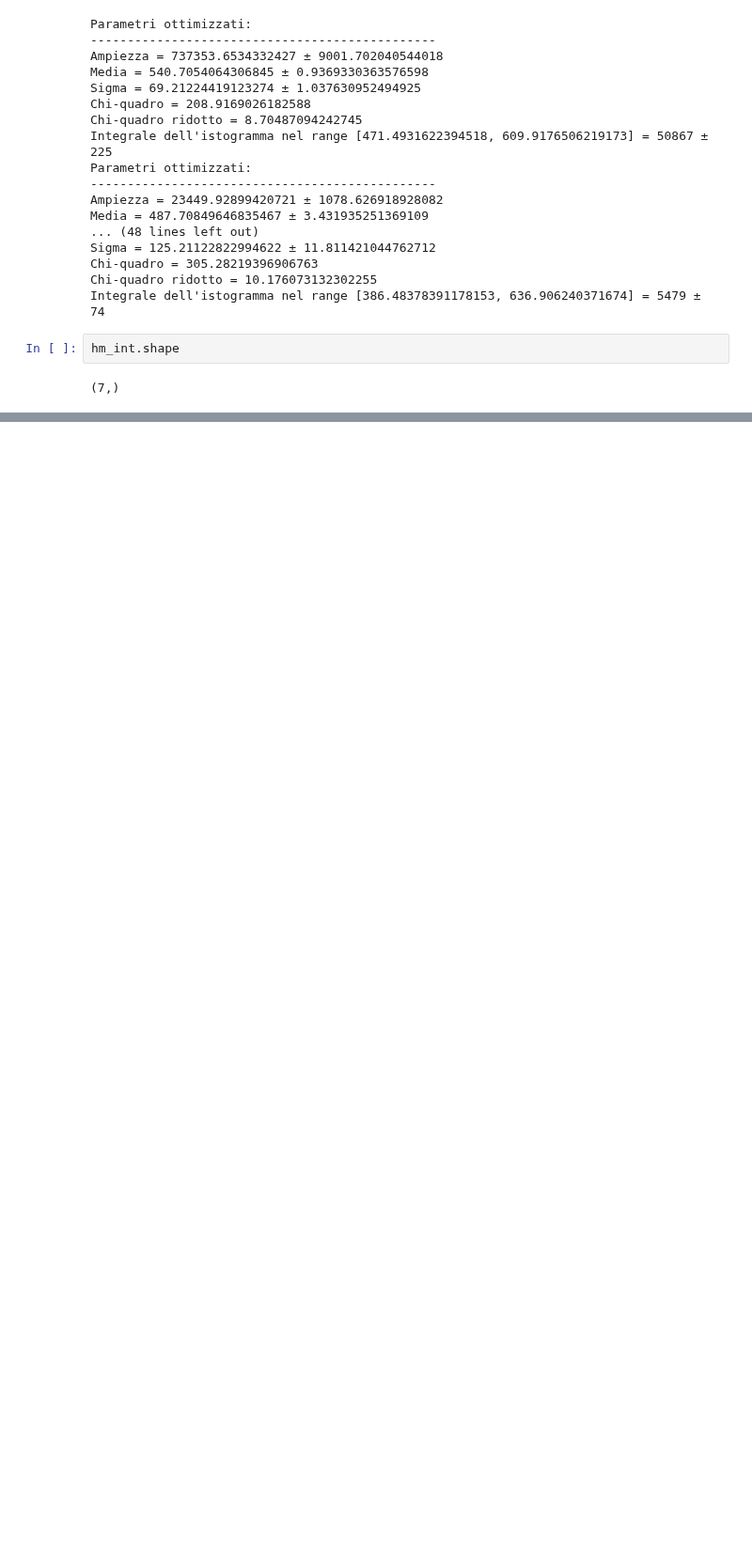
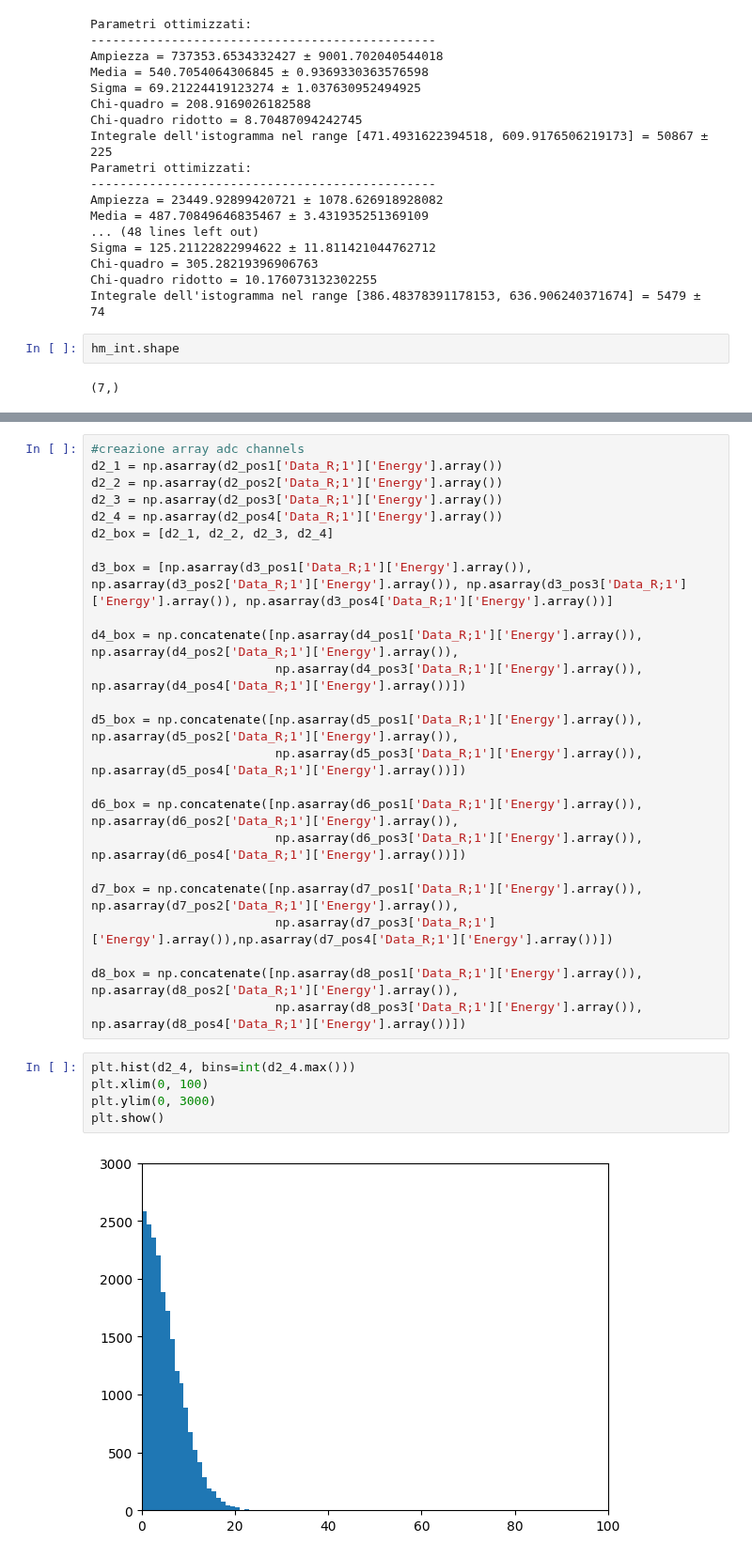
Before and after one commit to b3n3d3tt4/imaging, a Jupyter notebook: analisi.ipynb, the cells around one changed output, grey strips where cells are left out. Shown at 94% size. Drawn from its saved outputs; the diff is of its cells as text; blank space fills up the shorter version.

```diff
--- a/analisi.ipynb
+++ b/analisi.ipynb
@@ -430,0 +491,31 @@ mu8 = 14.047408299403575 ± 0.27764813115669373 mm⁻¹      compatibilità: 7.5
+# %%
+#creazione array adc channels
+d2_1 = np.asarray(d2_pos1['Data_R;1']['Energy'].array())
+d2_2 = np.asarray(d2_pos2['Data_R;1']['Energy'].array())
+d2_3 = np.asarray(d2_pos3['Data_R;1']['Energy'].array())
+d2_4 = np.asarray(d2_pos4['Data_R;1']['Energy'].array())
+d2_box = [d2_1, d2_2, d2_3, d2_4]
+
+d3_box = [np.asarray(d3_pos1['Data_R;1']['Energy'].array()), np.asarray(d3_pos2['Data_R;1']['Energy'].array()), np.asarray(d3_pos3['Data_R;1']['Energy'].array()), np.asarray(d3_pos4['Data_R;1']['Energy'].array())]
+
+d4_box = np.concatenate([np.asarray(d4_pos1['Data_R;1']['Energy'].array()), np.asarray(d4_pos2['Data_R;1']['Energy'].array()),
+                         np.asarray(d4_pos3['Data_R;1']['Energy'].array()), np.asarray(d4_pos4['Data_R;1']['Energy'].array())])
+
+d5_box = np.concatenate([np.asarray(d5_pos1['Data_R;1']['Energy'].array()), np.asarray(d5_pos2['Data_R;1']['Energy'].array()),
+                         np.asarray(d5_pos3['Data_R;1']['Energy'].array()), np.asarray(d5_pos4['Data_R;1']['Energy'].array())])
+
+d6_box = np.concatenate([np.asarray(d6_pos1['Data_R;1']['Energy'].array()), np.asarray(d6_pos2['Data_R;1']['Energy'].array()),
+                         np.asarray(d6_pos3['Data_R;1']['Energy'].array()), np.asarray(d6_pos4['Data_R;1']['Energy'].array())])
+
+d7_box = np.concatenate([np.asarray(d7_pos1['Data_R;1']['Energy'].array()), np.asarray(d7_pos2['Data_R;1']['Energy'].array()),
+                         np.asarray(d7_pos3['Data_R;1']['Energy'].array()),np.asarray(d7_pos4['Data_R;1']['Energy'].array())])
+
+d8_box = np.concatenate([np.asarray(d8_pos1['Data_R;1']['Energy'].array()), np.asarray(d8_pos2['Data_R;1']['Energy'].array()),
+                         np.asarray(d8_pos3['Data_R;1']['Energy'].array()), np.asarray(d8_pos4['Data_R;1']['Energy'].array())])
+# %%
+plt.hist(d2_4, bins=int(d2_4.max()))
+plt.xlim(0, 100)
+plt.ylim(0, 3000)
+plt.show()
+# %% [output]
+[figure, added]
```
Also changed, not shown: parts of 13 cells of this notebook.
